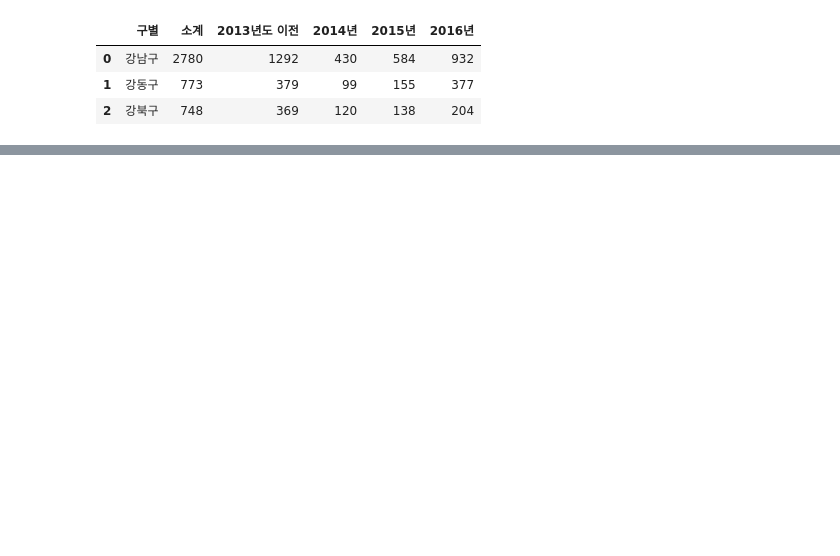
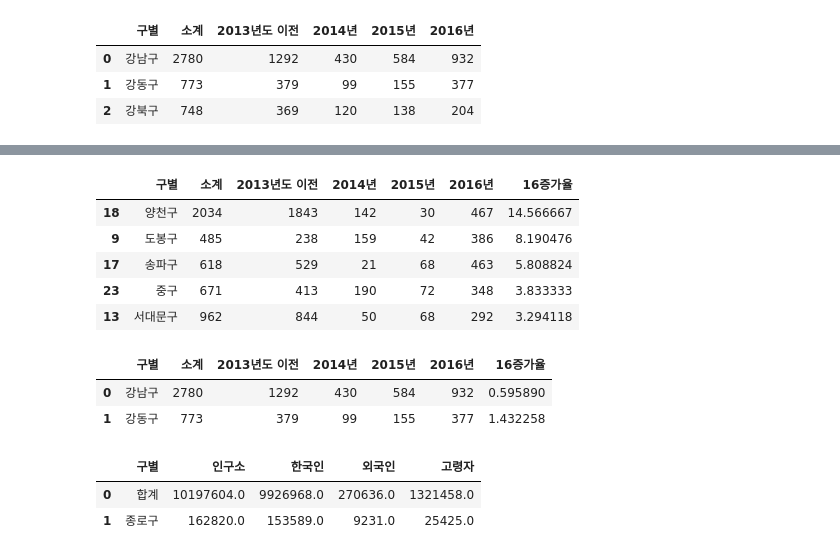
Before and after one commit to doyeon0139/JupyterNotebook, a Jupyter notebook: pandas/서울시 구별 CCTV 현황 분석.ipynb, the cells around one changed output, grey strips where cells are left out. Cells and saved outputs as stored; diff of their text form; code cells hidden in the pictures; blank space fills up the shorter version.

```diff
--- a/pandas/서울시 구별 CCTV 현황 분석.ipynb
+++ b/pandas/서울시 구별 CCTV 현황 분석.ipynb
@@ -66,0 +108,24 @@ cctv_seoul.head(3)
+# %%
+# 2016년도에 cctv 수 증가율이 높은 상위 5개 구..
+cctv_seoul['16증가율'] = (cctv_seoul['2016년'] - cctv_seoul['2015년'])/cctv_seoul['2015년']
+cctv_seoul.sort_values('16증가율', ascending=False).iloc[:5]
+# %% [output]
+|  | 구별 | 소계 | 2013년도 이전 | 2014년 | 2015년 | 2016년 | 16증가율 |
+| 18 | 양천구 | 2034 | 1843 | 142 | 30 | 467 | 14.566667 |
+| 9 | 도봉구 | 485 | 238 | 159 | 42 | 386 | 8.190476 |
+| 17 | 송파구 | 618 | 529 | 21 | 68 | 463 | 5.808824 |
+| 23 | 중구 | 671 | 413 | 190 | 72 | 348 | 3.833333 |
+| 13 | 서대문구 | 962 | 844 | 50 | 68 | 292 | 3.294118 |
+# %%
+# 인구당 cctv 수가 가장 높은 구 상위 5개..
+cctv_seoul.head(2)
+# %% [output]
+|  | 구별 | 소계 | 2013년도 이전 | 2014년 | 2015년 | 2016년 | 16증가율 |
+| 0 | 강남구 | 2780 | 1292 | 430 | 584 | 932 | 0.595890 |
+| 1 | 강동구 | 773 | 379 | 99 | 155 | 377 | 1.432258 |
+# %%
+pop_seoul.head(2)
+# %% [output]
+|  | 구별 | 인구소 | 한국인 | 외국인 | 고령자 |
+| 0 | 합계 | 10197604.0 | 9926968.0 | 270636.0 | 1321458.0 |
+| 1 | 종로구 | 162820.0 | 153589.0 | 9231.0 | 25425.0 |
```
Also changed, not shown: parts of 12 cells of this notebook, 1 other file.
